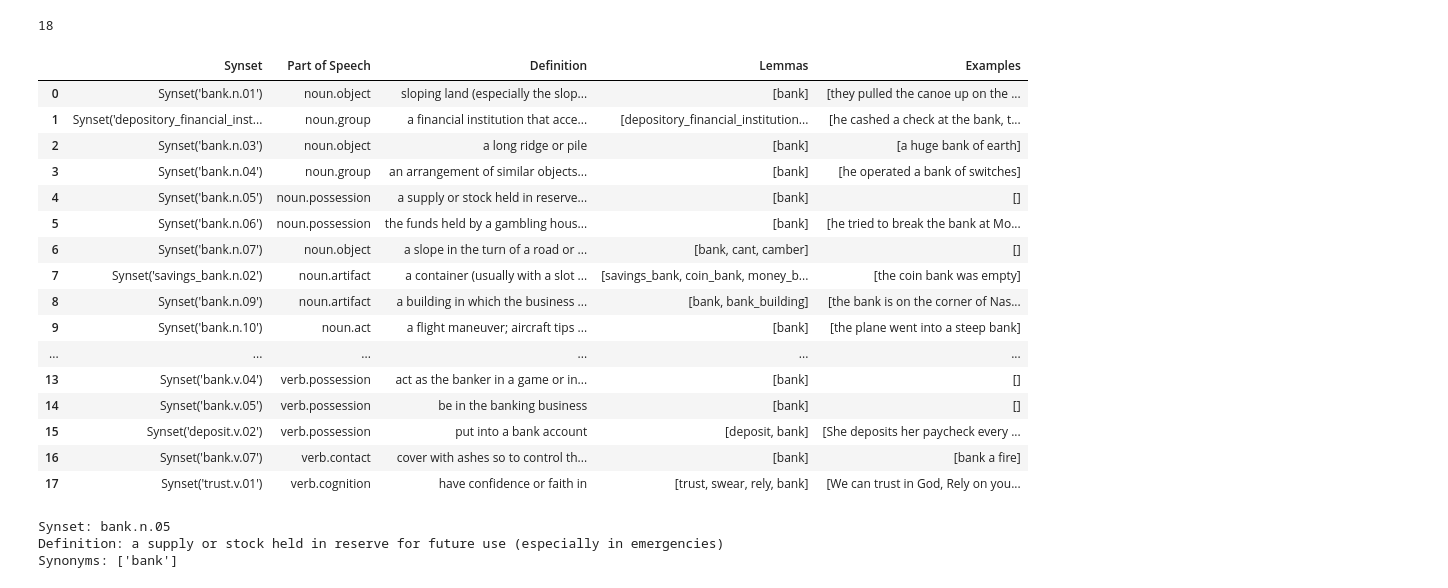
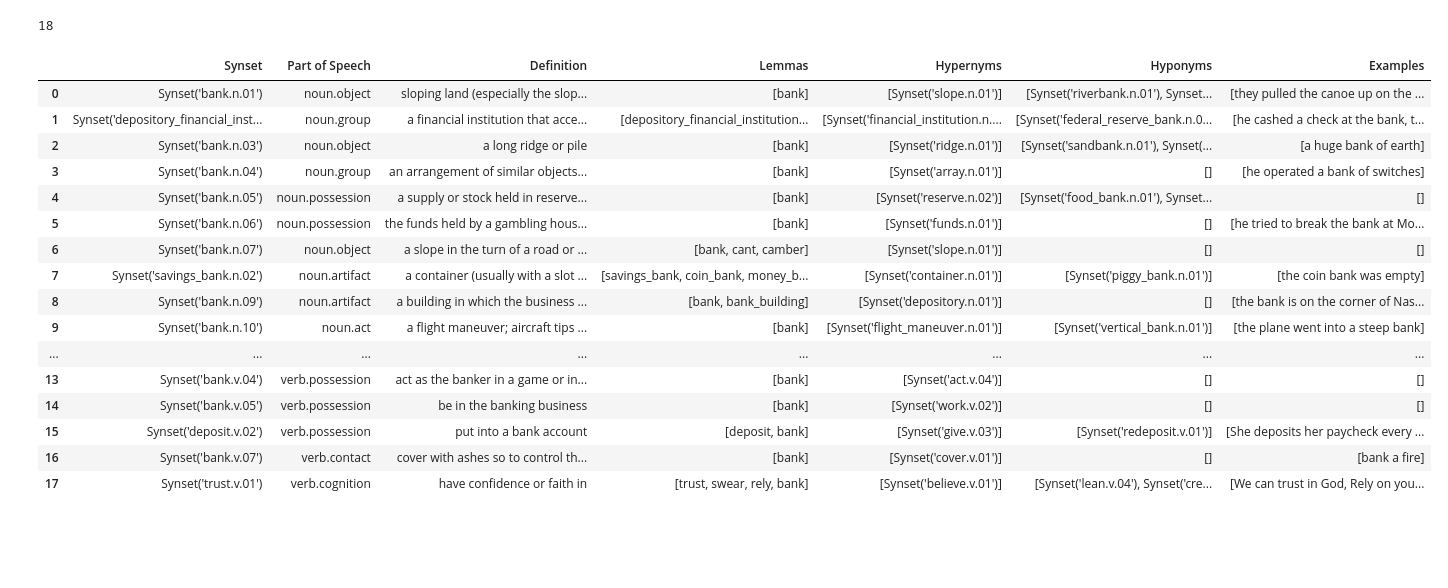
Before and after one commit to GoldPapaya/synonym-pathfinder, a Jupyter notebook: project.ipynb, the cells around one changed output. Cells and saved outputs as stored; diff of their text form; code cells hidden in the pictures; blank space fills up the shorter version.

```diff
--- a/project.ipynb
+++ b/project.ipynb
@@ -24,46 +24,34 @@ len(synsets)
 # %%
 # code below is from https://github.com/Apress/text-analytics-w-python-2e/blob/master/Ch08%20-%20Semantic%20Analysis/.ipynb_checkpoints/Ch08a%20-%20Exploring%20WordNet-checkpoint.ipynb
 
 pd.options.display.max_colwidth = 200
 df = pd.DataFrame([{'Synset': synset,
                          'Part of Speech': synset.lexname(),
                          'Definition': synset.definition(),
                          'Lemmas': synset.lemma_names(),
+                         'Hypernyms': synset.hypernyms(),
+                         'Hyponyms': synset.hyponyms(),
                          'Examples': synset.examples()}
                              for synset in synsets])
-df = df[['Synset', 'Part of Speech', 'Definition', 'Lemmas', 'Examples']]
+df = df[['Synset', 'Part of Speech', 'Definition', 'Lemmas', 'Hypernyms', 'Hyponyms', 'Examples']]
 df
 # %% [output]
-|  | Synset | Part of Speech | Definition | Lemmas | Examples |
-| 0 | Synset('bank.n.01') | noun.object | sloping land (especially the slop... | [bank] | [they pulled the canoe up on the ... |
-| 1 | Synset('depository_financial_inst... | noun.group | a financial institution that acce... | [depository_financial_institution... | [he cashed a check at the bank, t... |
-| 2 | Synset('bank.n.03') | noun.object | a long ridge or pile | [bank] | [a huge bank of earth] |
-| 3 | Synset('bank.n.04') | noun.group | an arrangement of similar objects... | [bank] | [he operated a bank of switches] |
-| 4 | Synset('bank.n.05') | noun.possession | a supply or stock held in reserve... | [bank] | [] |
-| 5 | Synset('bank.n.06') | noun.possession | the funds held by a gambling hous... | [bank] | [he tried to break the bank at Mo... |
-| 6 | Synset('bank.n.07') | noun.object | a slope in the turn of a road or ... | [bank, cant, camber] | [] |
-| 7 | Synset('savings_bank.n.02') | noun.artifact | a container (usually with a slot ... | [savings_bank, coin_bank, money_b... | [the coin bank was empty] |
-| 8 | Synset('bank.n.09') | noun.artifact | a building in which the business ... | [bank, bank_building] | [the bank is on the corner of Nas... |
-| 9 | Synset('bank.n.10') | noun.act | a flight maneuver; aircraft tips ... | [bank] | [the plane went into a steep bank] |
-| ... | ... | ... | ... | ... | ... |
-| 13 | Synset('bank.v.04') | verb.possession | act as the banker in a game or in... | [bank] | [] |
-| 14 | Synset('bank.v.05') | verb.possession | be in the banking business | [bank] | [] |
-| 15 | Synset('deposit.v.02') | verb.possession | put into a bank account | [deposit, bank] | [She deposits her paycheck every ... |
-| 16 | Synset('bank.v.07') | verb.contact | cover with ashes so to control th... | [bank] | [bank a fire] |
-| 17 | Synset('trust.v.01') | verb.cognition | have confidence or faith in | [trust, swear, rely, bank] | [We can trust in God, Rely on you... |
+|  | Synset | Part of Speech | Definition | Lemmas | Hypernyms | Hyponyms | Examples |
+| 0 | Synset('bank.n.01') | noun.object | sloping land (especially the slop... | [bank] | [Synset('slope.n.01')] | [Synset('riverbank.n.01'), Synset... | [they pulled the canoe up on the ... |
+| 1 | Synset('depository_financial_inst... | noun.group | a financial institution that acce... | [depository_financial_institution... | [Synset('financial_institution.n.... | [Synset('federal_reserve_bank.n.0... | [he cashed a check at the bank, t... |
+| 2 | Synset('bank.n.03') | noun.object | a long ridge or pile | [bank] | [Synset('ridge.n.01')] | [Synset('sandbank.n.01'), Synset(... | [a huge bank of earth] |
+| 3 | Synset('bank.n.04') | noun.group | an arrangement of similar objects... | [bank] | [Synset('array.n.01')] | [] | [he operated a bank of switches] |
+| 4 | Synset('bank.n.05') | noun.possession | a supply or stock held in reserve... | [bank] | [Synset('reserve.n.02')] | [Synset('food_bank.n.01'), Synset... | [] |
+| 5 | Synset('bank.n.06') | noun.possession | the funds held by a gambling hous... | [bank] | [Synset('funds.n.01')] | [] | [he tried to break the bank at Mo... |
+| 6 | Synset('bank.n.07') | noun.object | a slope in the turn of a road or ... | [bank, cant, camber] | [Synset('slope.n.01')] | [] | [] |
+| 7 | Synset('savings_bank.n.02') | noun.artifact | a container (usually with a slot ... | [savings_bank, coin_bank, money_b... | [Synset('container.n.01')] | [Synset('piggy_bank.n.01')] | [the coin bank was empty] |
+| 8 | Synset('bank.n.09') | noun.artifact | a building in which the business ... | [bank, bank_building] | [Synset('depository.n.01')] | [] | [the bank is on the corner of Nas... |
+| 9 | Synset('bank.n.10') | noun.act | a flight maneuver; aircraft tips ... | [bank] | [Synset('flight_maneuver.n.01')] | [Synset('vertical_bank.n.01')] | [the plane went into a steep bank] |
+| ... | ... | ... | ... | ... | ... | ... | ... |
+| 13 | Synset('bank.v.04') | verb.possession | act as the banker in a game or in... | [bank] | [Synset('act.v.04')] | [] | [] |
+| 14 | Synset('bank.v.05') | verb.possession | be in the banking business | [bank] | [Synset('work.v.02')] | [] | [] |
+| 15 | Synset('deposit.v.02') | verb.possession | put into a bank account | [deposit, bank] | [Synset('give.v.03')] | [Synset('redeposit.v.01')] | [She deposits her paycheck every ... |
+| 16 | Synset('bank.v.07') | verb.contact | cover with ashes so to control th... | [bank] | [Synset('cover.v.01')] | [] | [bank a fire] |
+| 17 | Synset('trust.v.01') | verb.cognition | have confidence or faith in | [trust, swear, rely, bank] | [Synset('believe.v.01')] | [Synset('lean.v.04'), Synset('cre... | [We can trust in God, Rely on you... |
-# %%
-from nltk.corpus import wordnet
-
-# Get the specific synset 'bank.n.01'
-synset = wordnet.synset('bank.n.05')
-
-# Print definition and synonyms
-print("Synset:", synset.name())
-print("Definition:", synset.definition())
-print("Synonyms:", sorted(synset.lemma_names()))
-# %% [output]
-Synset: bank.n.05
-Definition: a supply or stock held in reserve for future use (especially in emergencies)
-Synonyms: ['bank']
 # %%
 for synset in wordnet.synsets('bank'):
```
Also changed, not shown: parts of 5 cells of this notebook.
